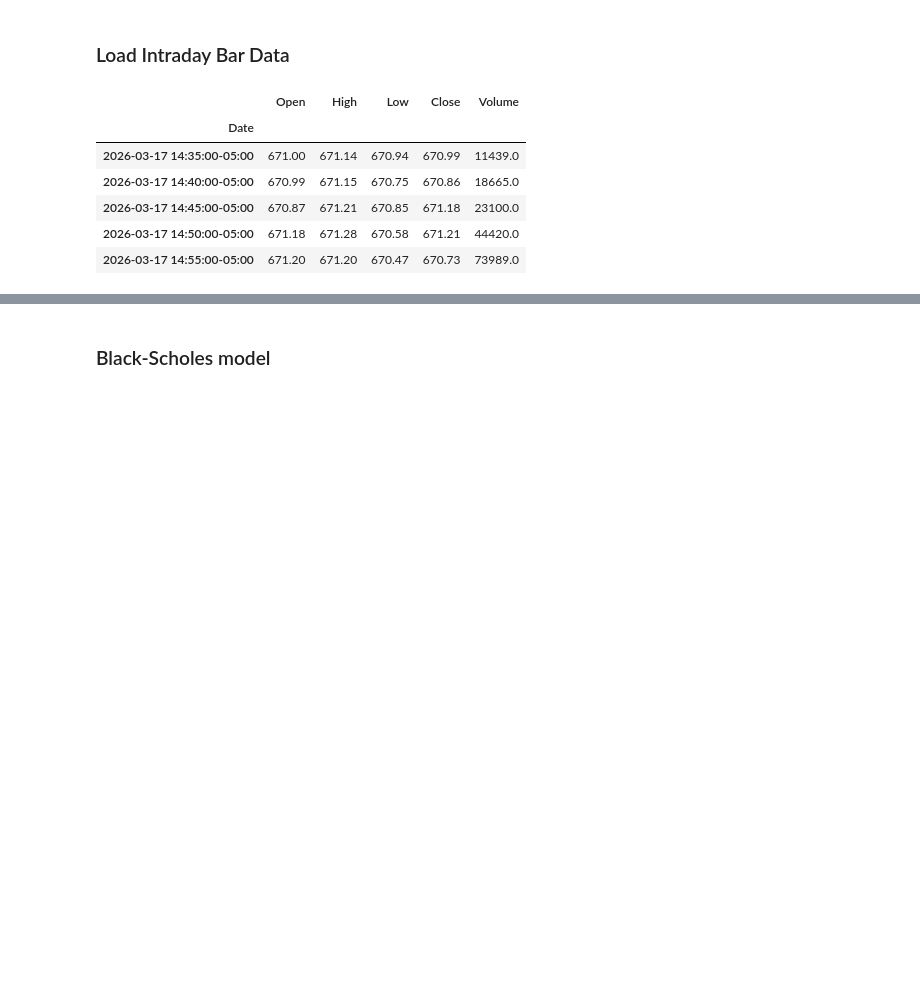
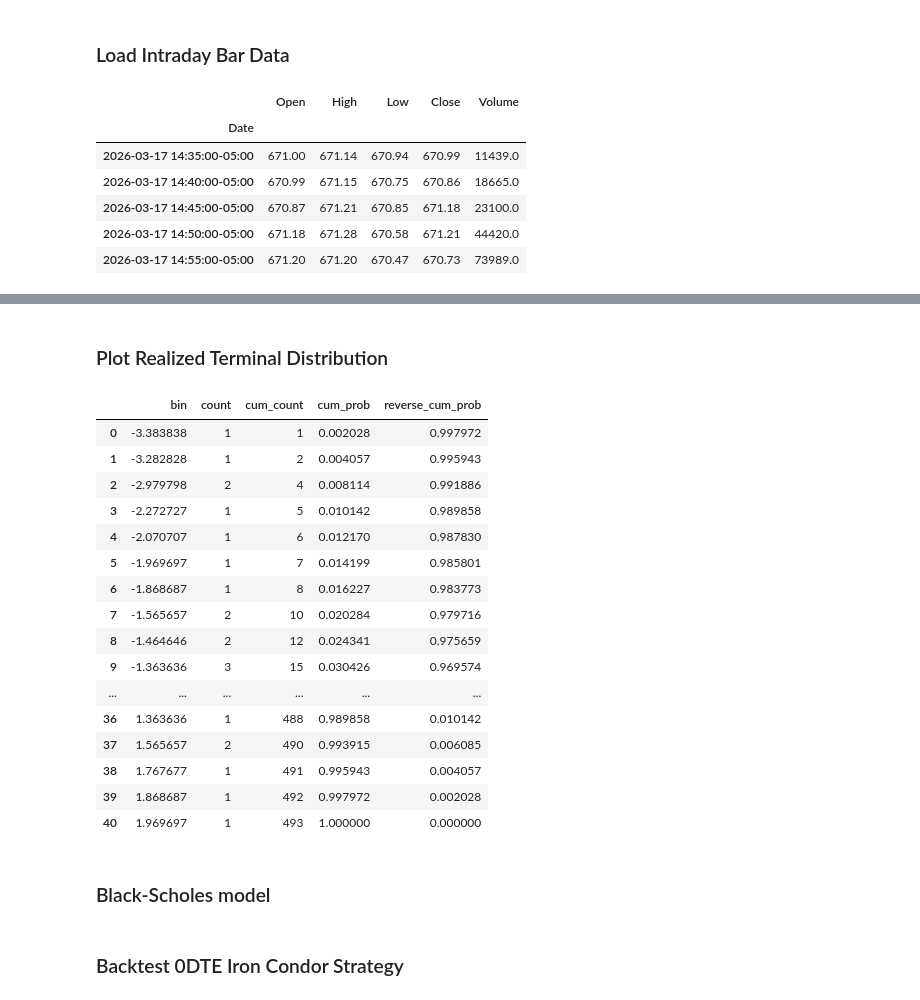
Before and after one commit to matthiasbouquet/advanced_algorithmic_trading, a Jupyter notebook: assignments/week_5/day_22.ipynb, the cells around one changed output, grey strips where cells are left out. Drawn from its saved outputs; the diff is of its cells as text; code cells hidden in the pictures; blank space fills up the shorter version.

```diff
--- a/assignments/week_5/day_22.ipynb
+++ b/assignments/week_5/day_22.ipynb
@@ -90,8 +89,40 @@ df_trade.tail()
+# %% [markdown]
+### Plot Realized Terminal Distribution
 # %%
 # plot the terminal distribution with plotly
 df_trade['Return(%)'] = 100*(np.log(df_trade['Close_At_Expiry']/df_trade['Close']))
 fig = px.histogram(df_trade, x='Return(%)', nbins=100)
 fig.show()
+# %%
+# show cdf as table
+df = df_trade[['Close', 'Close_At_Expiry', 'Return(%)']]
+
+bins = np.linspace(-5, 5, 100)
+df['bin'] = pd.cut(df['Return(%)'], bins=bins, labels=bins[:-1])
+df = df.groupby('bin').size().reset_index(name='count')
+total = df['count'].sum()
+df['cum_count'] = df['count'].cumsum()
+df['cum_prob'] = df['cum_count'] / total
+df['reverse_cum_prob'] = 1 - df['cum_prob']
+df
+# %% [output]
+|  | bin | count | cum_count | cum_prob | reverse_cum_prob |
+| 0 | -3.383838 | 1 | 1 | 0.002028 | 0.997972 |
+| 1 | -3.282828 | 1 | 2 | 0.004057 | 0.995943 |
+| 2 | -2.979798 | 2 | 4 | 0.008114 | 0.991886 |
+| 3 | -2.272727 | 1 | 5 | 0.010142 | 0.989858 |
+| 4 | -2.070707 | 1 | 6 | 0.012170 | 0.987830 |
+| 5 | -1.969697 | 1 | 7 | 0.014199 | 0.985801 |
+| 6 | -1.868687 | 1 | 8 | 0.016227 | 0.983773 |
+| 7 | -1.565657 | 2 | 10 | 0.020284 | 0.979716 |
+| 8 | -1.464646 | 2 | 12 | 0.024341 | 0.975659 |
+| 9 | -1.363636 | 3 | 15 | 0.030426 | 0.969574 |
+| ... | ... | ... | ... | ... | ... |
+| 36 | 1.363636 | 1 | 488 | 0.989858 | 0.010142 |
+| 37 | 1.565657 | 2 | 490 | 0.993915 | 0.006085 |
+| 38 | 1.767677 | 1 | 491 | 0.995943 | 0.004057 |
+| 39 | 1.868687 | 1 | 492 | 0.997972 | 0.002028 |
+| 40 | 1.969697 | 1 | 493 | 1.000000 | 0.000000 |
 # %% [markdown]
 ### Black-Scholes model
 # %%
@@ -127,4 +158,6 @@ vol = vol_parabolic(d1, 0.25, -0.05, 0.02)
 fig = px.scatter(x=bs_delta, y=vol)
 fig.update_layout(xaxis_title='N(d1)', yaxis_title='Volatility')
 fig.show()
+# %% [markdown]
+### Backtest 0DTE Iron Condor Strategy
 # %%
```
Also changed, not shown: parts of 14 cells of this notebook, 1 other file.
